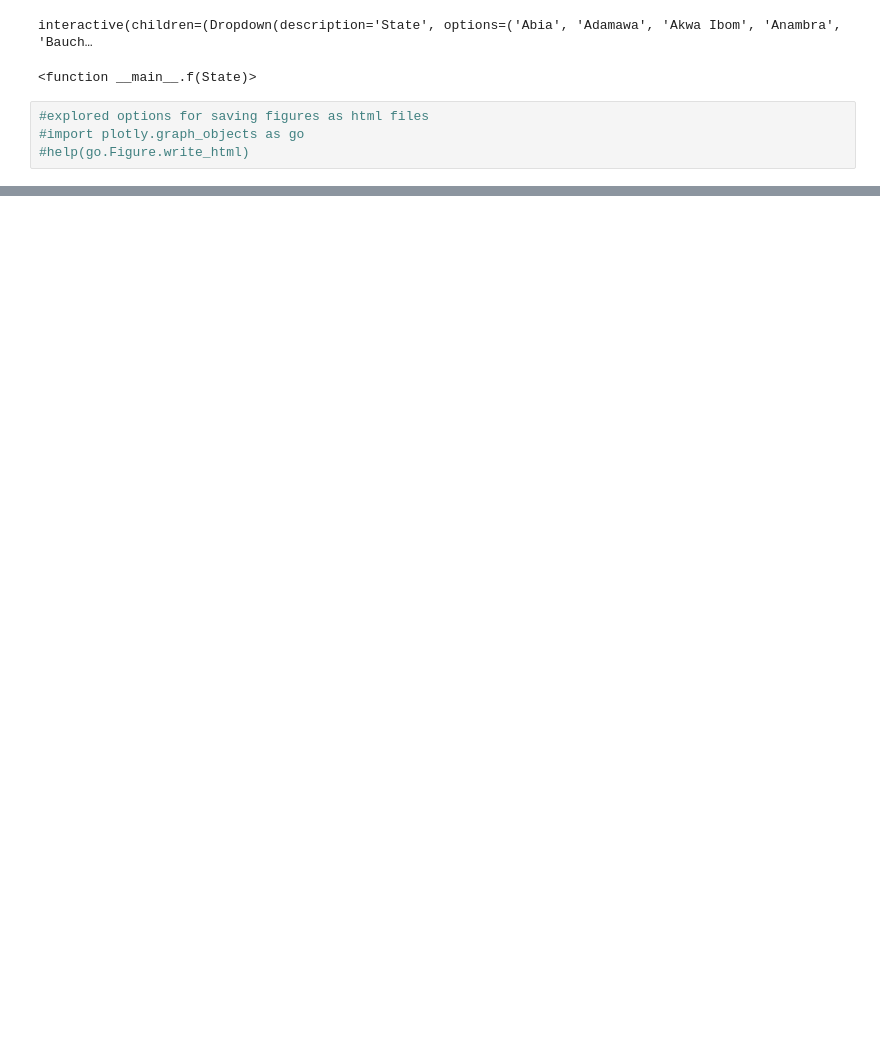
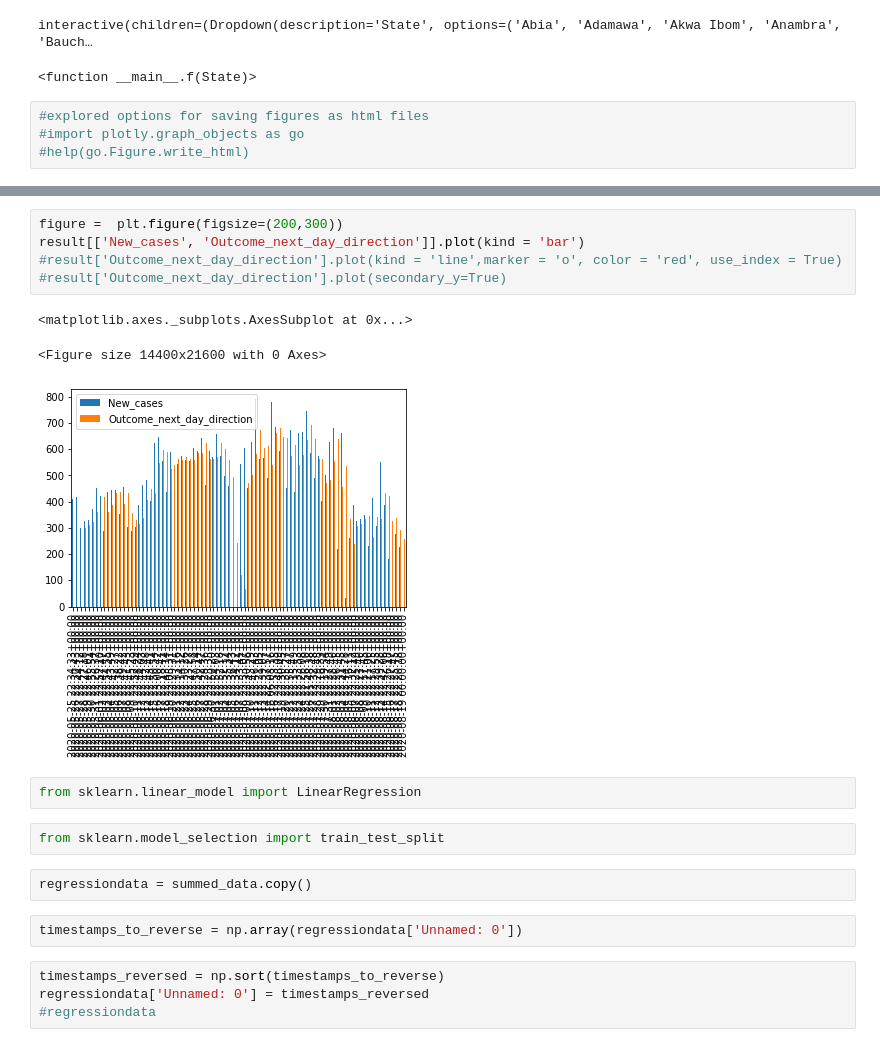
Before and after one commit to bkotryna/schmidt_team4, a Jupyter notebook: nigeria_covid_19_barplots .ipynb, the cells around one changed output, grey strips where cells are left out. Drawn from its saved outputs; the diff is of its cells as text; blank space fills up the shorter version.

```diff
--- a/nigeria_covid_19_barplots .ipynb
+++ b/nigeria_covid_19_barplots .ipynb
@@ -100,0 +722,21 @@ interactive(children=(Dropdown(description='State', options=('Abia', 'Adamawa',
+# %%
+figure =  plt.figure(figsize=(200,300))
+result[['New_cases', 'Outcome_next_day_direction']].plot(kind = 'bar')
+#result['Outcome_next_day_direction'].plot(kind = 'line',marker = 'o', color = 'red', use_index = True)
+#result['Outcome_next_day_direction'].plot(secondary_y=True)
+# %% [output]
+<matplotlib.axes._subplots.AxesSubplot at 0x...>
+<Figure size 14400x21600 with 0 Axes>
+[figure, added]
+# %%
+from sklearn.linear_model import LinearRegression
+# %%
+from sklearn.model_selection import train_test_split
+# %%
+regressiondata = summed_data.copy()
+# %%
+timestamps_to_reverse = np.array(regressiondata['Unnamed: 0'])
+# %%
+timestamps_reversed = np.sort(timestamps_to_reverse)
+regressiondata['Unnamed: 0'] = timestamps_reversed
+#regressiondata
```
Also changed, not shown: parts of 89 cells of this notebook.
